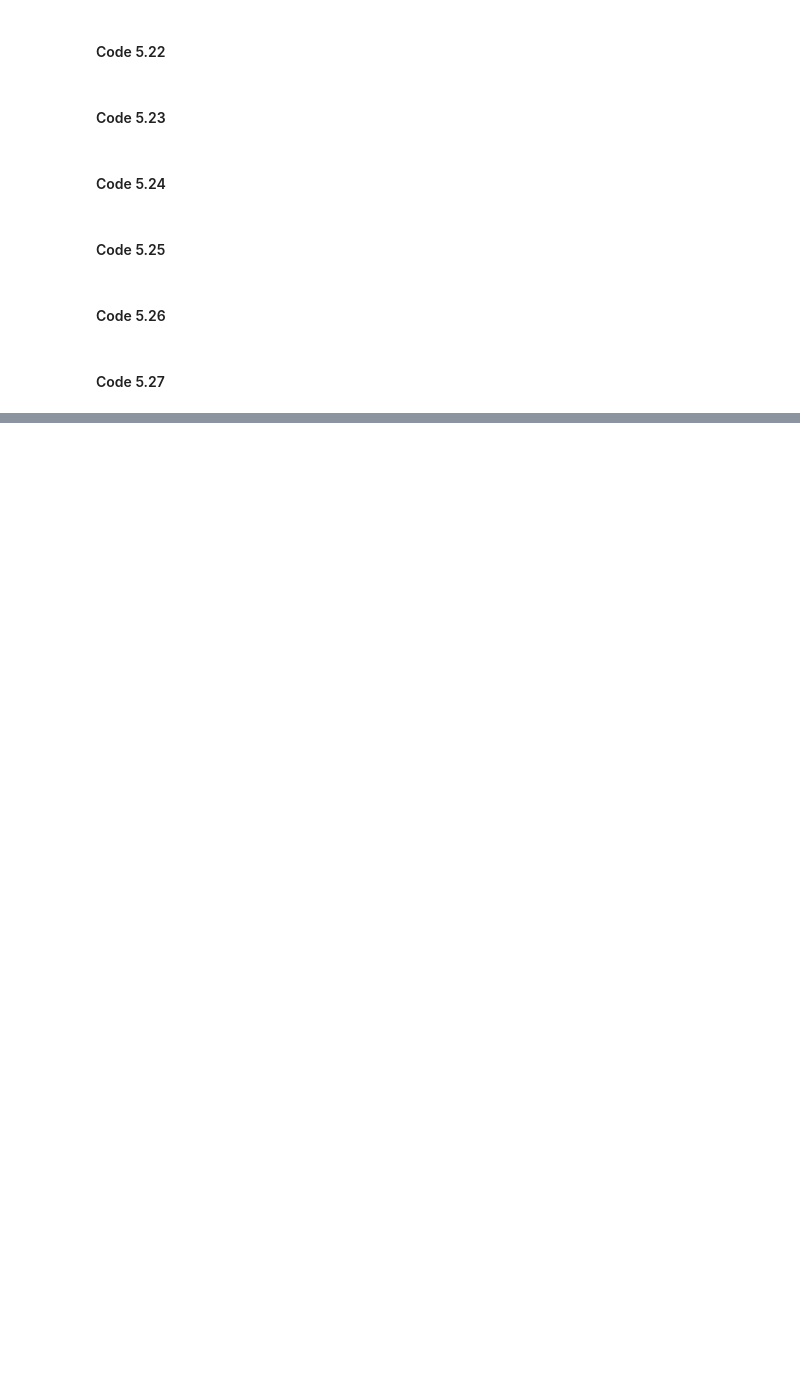
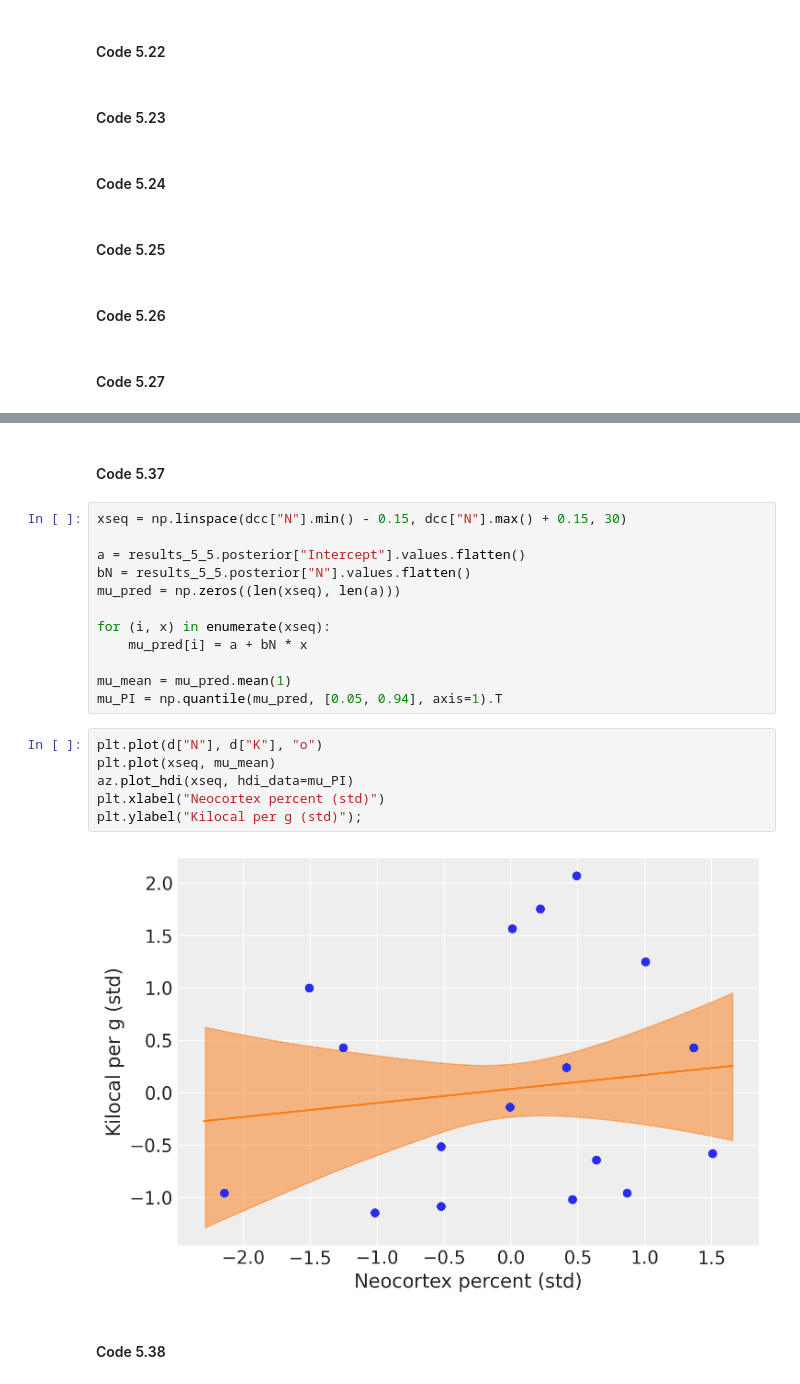
Before and after one commit to bambinos/educational-resources, a Jupyter notebook: Rethinking/Chp_05.ipynb, the cells around one changed output, grey strips where cells are left out. Drawn from its saved outputs; the diff is of its cells as text; blank space fills up the shorter version.

```diff
--- a/Rethinking/Chp_05.ipynb
+++ b/Rethinking/Chp_05.ipynb
@@ -396,0 +512,24 @@ This is a multivariate regression model, which is not supported in Bambi yet.
+# %% [markdown]
+#### Code 5.37
+# %%
+xseq = np.linspace(dcc["N"].min() - 0.15, dcc["N"].max() + 0.15, 30)
+
+a = results_5_5.posterior["Intercept"].values.flatten()
+bN = results_5_5.posterior["N"].values.flatten()
+mu_pred = np.zeros((len(xseq), len(a)))
+
+for (i, x) in enumerate(xseq):
+    mu_pred[i] = a + bN * x
+
+mu_mean = mu_pred.mean(1)
+mu_PI = np.quantile(mu_pred, [0.05, 0.94], axis=1).T
+# %%
+plt.plot(d["N"], d["K"], "o")
+plt.plot(xseq, mu_mean)
+az.plot_hdi(xseq, hdi_data=mu_PI)
+plt.xlabel("Neocortex percent (std)")
+plt.ylabel("Kilocal per g (std)");
+# %% [output]
+[figure, added]
+# %% [markdown]
+#### Code 5.38
```
Also changed, not shown: parts of 74 cells of this notebook, 1 other file.
